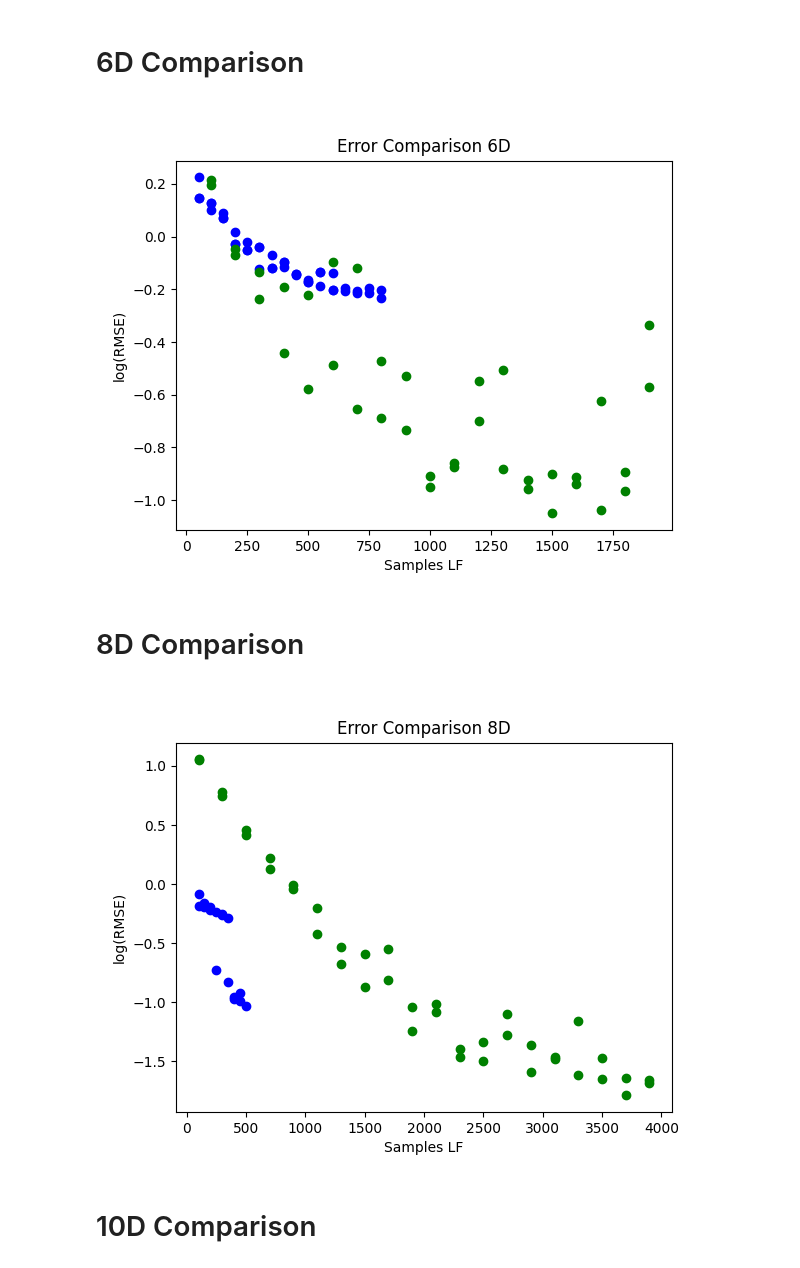
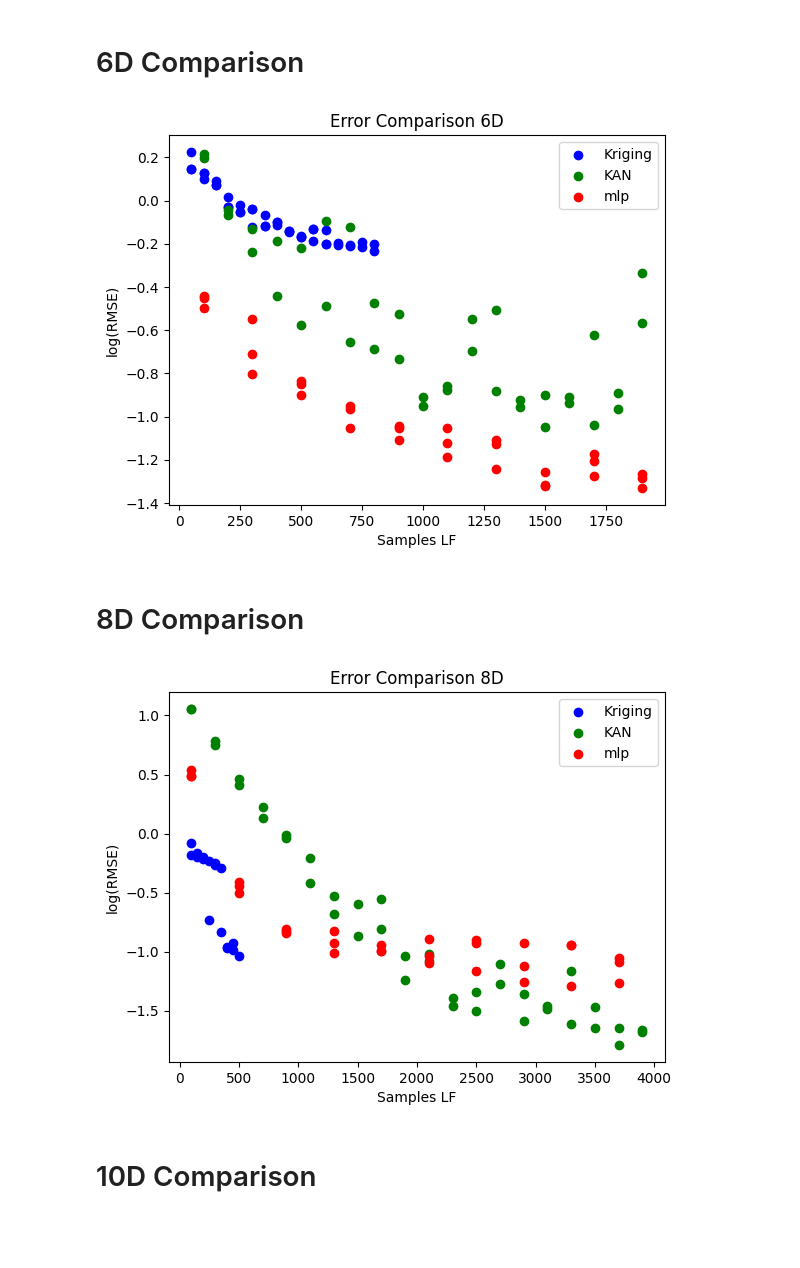
Before and after one commit to tzangleUMaine/SurrogateModeling, a Jupyter notebook: examples/data_viewer.ipynb, the cells around one changed output. Saved outputs shown, nothing was run; the diff lists cells and outputs as text; code cells hidden in the pictures; blank space fills up the shorter version.

```diff
--- a/examples/data_viewer.ipynb
+++ b/examples/data_viewer.ipynb
@@ -76,6 +76,8 @@ def plot_single_fidelity_data(
     name="Cokriging Data",
     color="black",
     label="data",
+    y_label = "RMSE",
+    x_label = "Samples",
     log_output=False,
     ax=None,
 ):
@@ -84,12 +86,12 @@ def plot_single_fidelity_data(
         fig = plt.figure(name)
         ax = fig.add_subplot()
     ax.set_title(name)
-    ax.set_xlabel("Samples LF")
-    ax.set_ylabel("RMSE")
+    ax.set_xlabel(x_label)
+    ax.set_ylabel(y_label)
 
-    if log_output:
+    if log_output==True:
+        print("logged!")
         output = np.log10(output)
-        ax.set_ylabel("log(RMSE)")
 
     ax.scatter(
         points,
@@ -199,29 +223,40 @@ plt.show()
 # %% [markdown]
 # 6D Comparison
 # %%
-kriging6D_points,kriging6D_error,kriging6D_traintime,kriging6D_evaltime = load_single_fidelity_csv_results('Comparisons\kriging_model_comparison_6D.csv')
-kan6D_points,kan6D_error,kan6D_traintime,kan6D_evaltime = load_single_fidelity_csv_results('Comparisons\kan_model_comparison_6D.csv')
+kriging6D_points,kriging6D_error,kriging6D_traintime,kriging6D_evaltime = load_single_fidelity_csv_results('Comparisons/kriging_model_comparison_6D.csv')
+kan6D_points,kan6D_error,kan6D_traintime,kan6D_evaltime = load_single_fidelity_csv_results('Comparisons/kan_model_comparison_6D.csv')
+mlp6D_points,mlp6D_error,mlp6D_traintime,mlp6D_evaltime = load_single_fidelity_csv_results('Comparisons/nn_model_comparison_6D.csv')
 # %%
 ax = plot_single_fidelity_data(
     points=kriging6D_points,
     output=kriging6D_error,
     label="Kriging",
     name="Error Comparison 6D",
     log_output=True,
     color="blue",
 )
 ax = plot_single_fidelity_data(
     points=kan6D_points,
     output=kan6D_error,
     label="KAN",
     name="Error Comparison 6D",
     log_output=True,
     color="green",
     ax = ax,
 )
+ax = plot_single_fidelity_data(
+    points=mlp6D_points,
+    output=mlp6D_error,
+    label="mlp",
+    name="Error Comparison 6D",
+    log_output=True,
+    color="red",
+    ax = ax,
+)
+plt.legend()
 plt.show()
 # %% [output]
-[figure, old version]
+[figure, new version]
 # %% [markdown]
 # 8D Comparison
 # %%
@@ -245,9 +281,19 @@ ax = plot_single_fidelity_data(
     color="green",
     ax = ax,
 )
+ax = plot_single_fidelity_data(
+    points=mlp8D_points,
+    output=mlp8D_error,
+    label="mlp",
+    name="Error Comparison 8D",
+    log_output=True,
+    color="red",
+    ax = ax,
+)
+plt.legend()
 plt.show()
 # %% [output]
-[figure, old version]
+[figure, new version]
 # %% [markdown]
 # 10D Comparison
 # %%
```
Also changed, not shown: parts of 9 cells of this notebook, 9 other files.
